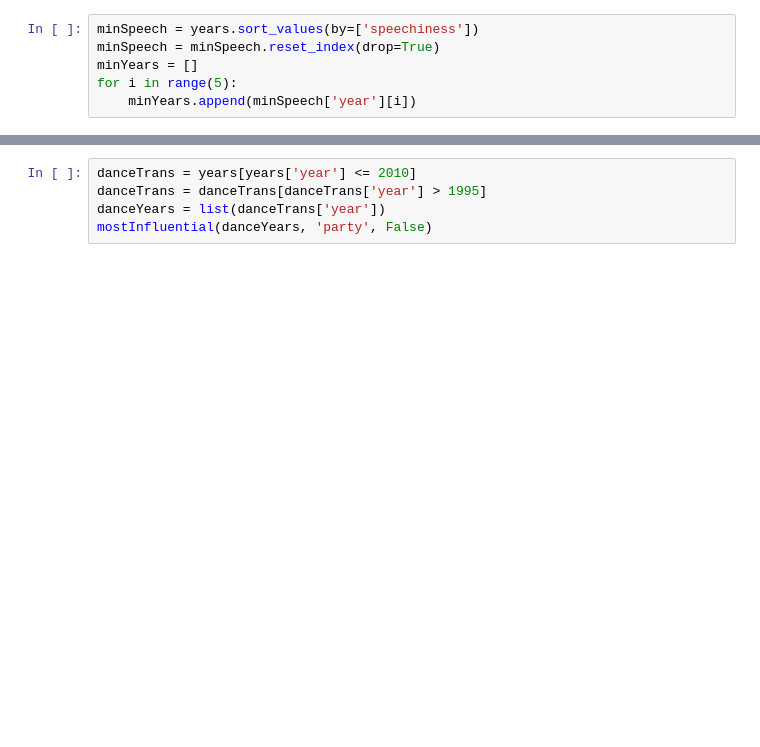
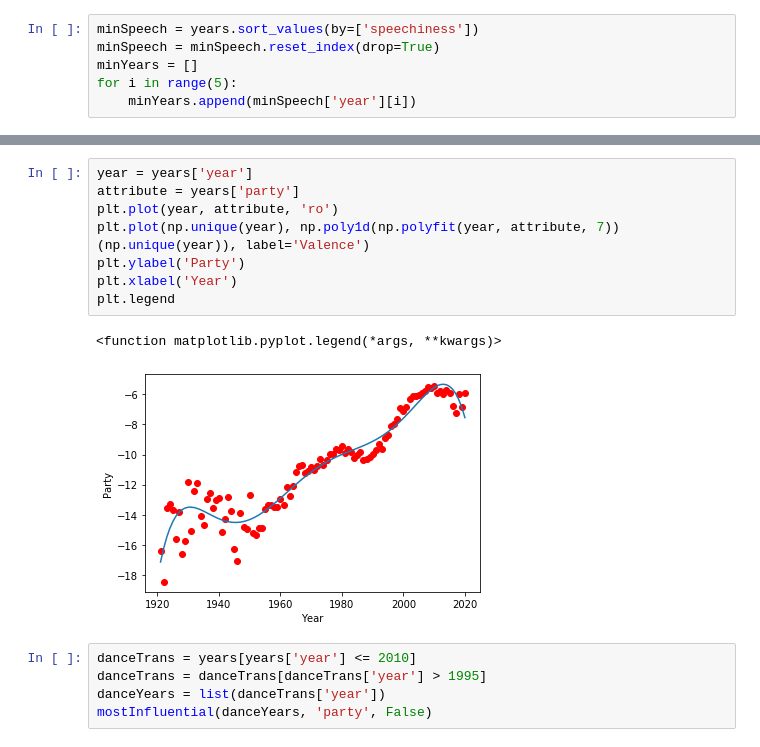
Before and after one commit to Wichaelian/ICM-2021, a Jupyter notebook: 2021_ICM_Problem_D_Data/Bullet 5.ipynb, the cells around one changed output, grey strips where cells are left out. Cells and saved outputs as stored; diff of their text form; blank space fills up the shorter version.

```diff
--- a/2021_ICM_Problem_D_Data/Bullet 5.ipynb
+++ b/2021_ICM_Problem_D_Data/Bullet 5.ipynb
@@ -284,3 +291,14 @@ full['party'] = full['loudness'] + 0.3*full['tempo'] + full['danceability']
+# %%
+year = years['year']
+attribute = years['party']
+plt.plot(year, attribute, 'ro')
+plt.plot(np.unique(year), np.poly1d(np.polyfit(year, attribute, 7))(np.unique(year)), label='Valence')
+plt.ylabel('Party')
+plt.xlabel('Year')
+plt.legend
+# %% [output]
+<function matplotlib.pyplot.legend(*args, **kwargs)>
+[figure, added]
 # %%
 danceTrans = years[years['year'] <= 2010]
 danceTrans = danceTrans[danceTrans['year'] > 1995]
```
Also changed, not shown: parts of 12 cells of this notebook.
